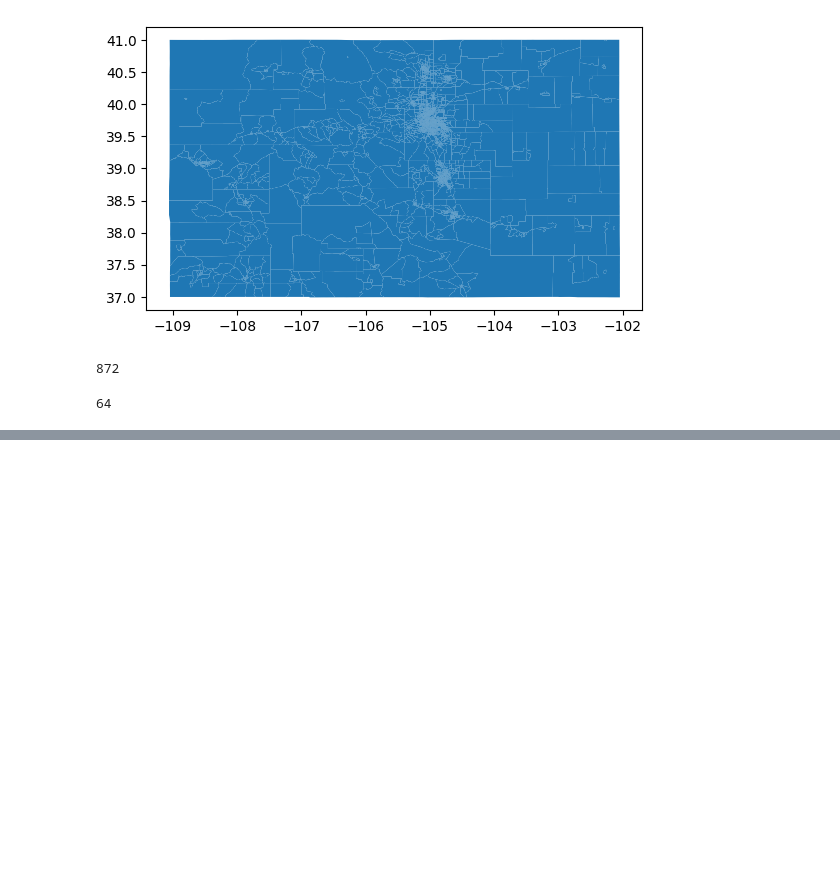
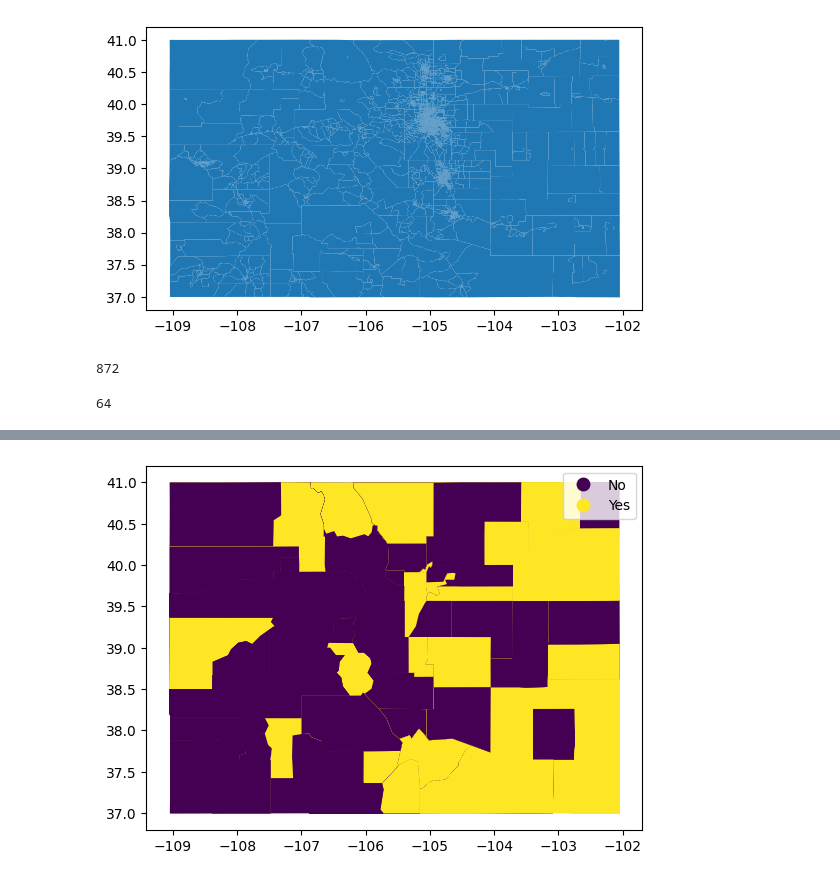
Before and after one commit to terranexum/env-rs, a Jupyter notebook: jupyter nb 1.ipynb, the cells around one changed output, grey strips where cells are left out. Cells and saved outputs as stored; diff of their text form; code cells hidden in the pictures; blank space fills up the shorter version.

```diff
--- a/jupyter nb 1.ipynb
+++ b/jupyter nb 1.ipynb
@@ -155,6 +155,7 @@ len(gdf)
 # %%
 # 3) use code above and assign to merged_df
 merge_df = df.merge(gdf, left_on='County', right_on='name')
+merge_df = merge_df[merge_df['Population Served'] != 0.00]
 len(merge_df)
-# merge_df.head(10)
+merge_df.head(10)
 # %% [output]
@@ -165,0 +177,12 @@ len(merge_df)
+# %%
+
+# part of step 5, we looked at how to create merged gdf
+merged_gdf = gpd.GeoDataFrame(merge_df)
+# %%
+# 5) map merged_df
+# Plot by population
+merged_gdf['double'] = merged_gdf['Fluoride Conc.']/merged_gdf['Population Served']
+
+merged_gdf.plot(column="Fluoridated" ,cmap= "viridis" ,legend= True)
+merged_gdf.head(10)
+# %% [output]
@@ -165,0 +200 @@ len(merge_df)
+[figure, added]
```
Also changed, not shown: parts of 5 cells of this notebook, 1 other file.
